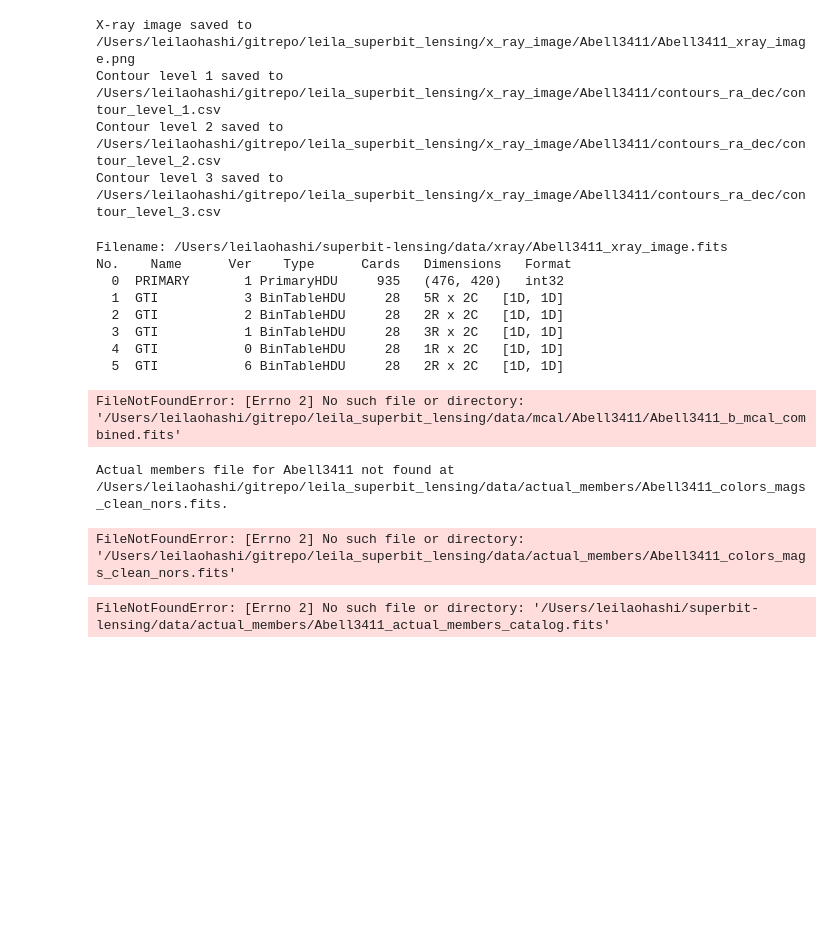
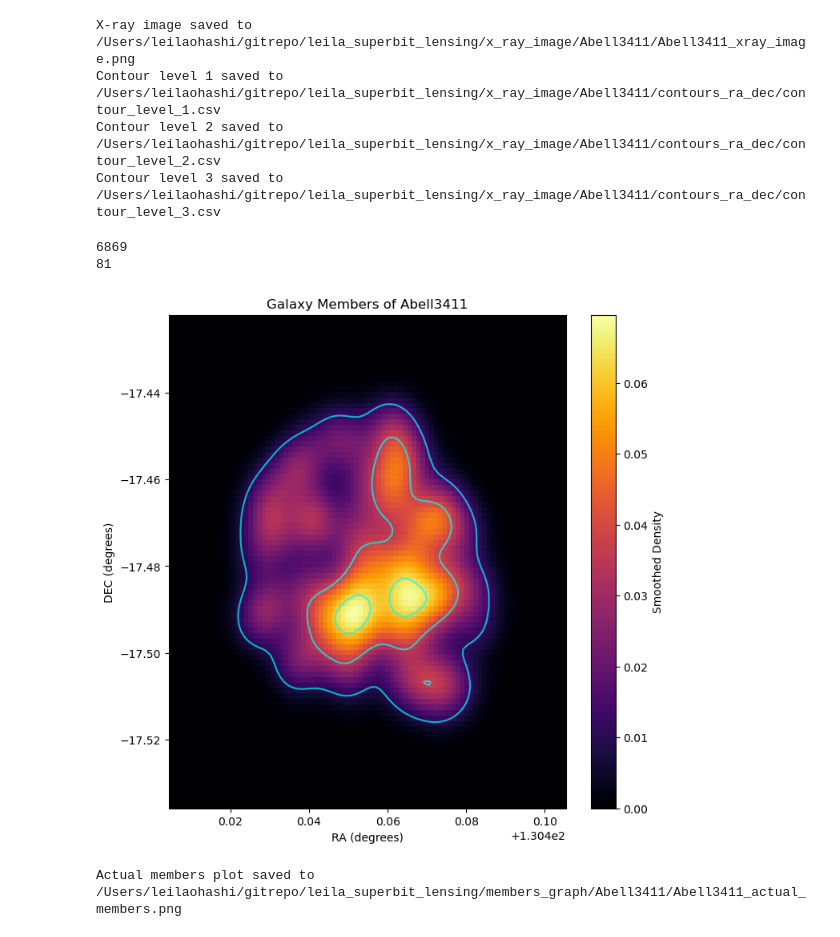
Before and after one commit to LeilaOhashi/leila_superbit_lensing, a Jupyter notebook: notebooks/leila_redseq.ipynb, the cells around one changed output. Drawn from its saved outputs; the diff is of its cells as text; code cells hidden in the pictures; blank space fills up the shorter version.

```diff
--- a/notebooks/leila_redseq.ipynb
+++ b/notebooks/leila_redseq.ipynb
@@ -125,20 +125,6 @@ X-ray image saved to /Users/leilaohashi/gitrepo/leila_superbit_lensing/x_ray_ima
 Contour level 1 saved to /Users/leilaohashi/gitrepo/leila_superbit_lensing/x_ray_image/Abell3411/contours_ra_dec/contour_level_1.csv
 Contour level 2 saved to /Users/leilaohashi/gitrepo/leila_superbit_lensing/x_ray_image/Abell3411/contours_ra_dec/contour_level_2.csv
 Contour level 3 saved to /Users/leilaohashi/gitrepo/leila_superbit_lensing/x_ray_image/Abell3411/contours_ra_dec/contour_level_3.csv
-# %%
-from astropy.io import fits
-fits_path = "/Users/leilaohashi/superbit-lensing/data/xray/Abell3411_xray_image.fits"
-hdul = fits.open(fits_path)
-hdul.info()
-# %% [output]
-Filename: /Users/leilaohashi/superbit-lensing/data/xray/Abell3411_xray_image.fits
-No.    Name      Ver    Type      Cards   Dimensions   Format
-  0  PRIMARY       1 PrimaryHDU     935   (476, 420)   int32
-  1  GTI           3 BinTableHDU     28   5R x 2C   [1D, 1D]
-  2  GTI           2 BinTableHDU     28   2R x 2C   [1D, 1D]
-  3  GTI           1 BinTableHDU     28   3R x 2C   [1D, 1D]
-  4  GTI           0 BinTableHDU     28   1R x 2C   [1D, 1D]
-  5  GTI           6 BinTableHDU     28   2R x 2C   [1D, 1D]
 # %%
 from astropy.table import Table, vstack, hstack
 import numpy as np
@@ -147,7 +133,7 @@ import os
 
 cluster_name = "Abell3411"
 color_path = "/Users/leilaohashi/gitrepo/leila_superbit_lensing/data/color_mags/"
-mcal_path = "/Users/leilaohashi/gitrepo/leila_superbit_lensing/data/mcal/"
+mcal_path = "/Users/leilaohashi/gitrepo/leila_superbit_lensing/mcal/"
 
 color_cat_path = os.path.join(
     color_path, cluster_name, f"{cluster_name}_colors_mags.fits")
@@ -177,7 +163,8 @@ print(np.sum(wg))
 outname = os.path.splitext(color_cat_path)[0] + '_clean_nors.fits'
 colors_mags[wg].write(outname, format='fits', overwrite=True)
 # %% [output]
-FileNotFoundError: [Errno 2] No such file or directory: '/Users/leilaohashi/gitrepo/leila_superbit_lensing/data/mcal/Abell3411/Abell3411_b_mcal_combined.fits'
+6869
+81
 # %%
 import os
 import matplotlib.pyplot as plt
@@ -185,7 +172,7 @@ from astropy.io import fits
 import numpy as np
 from scipy.ndimage import gaussian_filter
 
-am_path = f"/Users/leilaohashi/gitrepo/leila_superbit_lensing/data/actual_members/{cluster_name}_colors_mags_clean_nors.fits"
+am_path = f"/Users/leilaohashi/gitrepo/leila_superbit_lensing/data/color_mags/{cluster_name}/{cluster_name}_colors_mags_clean_nors.fits"
 if not os.path.exists(am_path):
     print(f"Actual members file for {cluster_name} not found at {am_path}.")
 
@@ -220,48 +207,42 @@ extent = [xedges_padded[0], xedges_padded[-1], yedges_padded[0], yedges_padded[-
 plt.imshow(smoothed_padded_counts.T, extent=extent, origin='lower', cmap='inferno', aspect='auto', vmin=smoothed_padded_counts.min(), vmax=smoothed_padded_counts.max())
 plt.colorbar(label='Smoothed Density')
 plt.title(f'Galaxy Members of {cluster_name}')
 plt.xlabel('RA (degrees)')
 plt.ylabel('DEC (degrees)')
 
 # Contours
-contour_levels = np.linspace(np.percentile(smoothed_padded_counts, 70), np.percentile(smoothed_padded_counts,99), 3)
+contour_levels_padded = np.linspace(np.percentile(smoothed_padded_counts, 70), np.percentile(smoothed_padded_counts,99), 3)
 
 # Contour Colors
 colors = ['cyan', 'cyan', 'cyan']
 x_padded, y_padded = np.meshgrid(xedges_padded[:-1], yedges_padded[:-1])
-plt.contour(x_padded, y_padded, smoothed_padded_counts.T, levels=contour_levels, colors=colors, linewidths=1.5, alpha=0.7)
+plt.contour(x_padded, y_padded, smoothed_padded_counts.T, levels=contour_levels_padded, colors=colors, linewidths=1.5, alpha=0.7)
 
 
 # Save and show the image
 save_path = f"/Users/leilaohashi/gitrepo/leila_superbit_lensing/members_graph/{cluster_name}/{cluster_name}_actual_members.png"
 os.makedirs(os.path.dirname(save_path), exist_ok=True)
 plt.savefig(save_path, dpi=300)
 plt.show()
 print(f"Actual members plot saved to {save_path}")
 
 # save the contours
 x_centers_padded = 0.5 * (xedges_padded[:-1] + xedges_padded[1:])
 y_centers_padded = 0.5 * (yedges_padded[:-1] + yedges_padded[1:])
-X, Y = np.meshgrid(x_centers_padded, y_centers_padded)
-saved_contour_data = (X, Y, smoothed_padded_counts, contour_levels)
+X_padded, Y_padded = np.meshgrid(x_centers_padded, y_centers_padded)
+saved_contour_data_padded = (X_padded, Y_padded, smoothed_padded_counts, contour_levels_padded)
 
 # histogram without padding
 counts, xedges, yedges = np.histogram2d(ra, dec, bins=50) # change bins here
 smoothed_counts = gaussian_filter(counts, sigma=4)
 x_centers = 0.5 * (xedges[:-1] + xedges[1:])
 y_centers = 0.5 * (yedges[:-1] + yedges[1:])
-X, Y = np.meshgrid(x_centers, y_centers)
-contour_levels = np.linspace(np.percentile(smoothed_counts, 70), np.percentile(smoothed_counts,99), 3)
+X_unpadded, Y_unpadded = np.meshgrid(x_centers, y_centers)
+contour_levels_unpadded = np.linspace(np.percentile(smoothed_counts, 70), np.percentile(smoothed_counts,99), 3)
+saved_contour_data_unpadded = (X_unpadded, Y_unpadded, smoothed_counts, contour_levels_unpadded)
 # %% [output]
+[figure, added]
-Actual members file for Abell3411 not found at /Users/leilaohashi/gitrepo/leila_superbit_lensing/data/actual_members/Abell3411_colors_mags_clean_nors.fits.
+Actual members plot saved to /Users/leilaohashi/gitrepo/leila_superbit_lensing/members_graph/Abell3411/Abell3411_actual_members.png
-FileNotFoundError: [Errno 2] No such file or directory: '/Users/leilaohashi/gitrepo/leila_superbit_lensing/data/actual_members/Abell3411_colors_mags_clean_nors.fits'
-# %%
-from astropy.io import fits
-am_path = "/Users/leilaohashi/superbit-lensing/data/actual_members/Abell3411_actual_members_catalog.fits"
-hdul = fits.open(am_path)
-hdul.info()
-# %% [output]
-FileNotFoundError: [Errno 2] No such file or directory: '/Users/leilaohashi/superbit-lensing/data/actual_members/Abell3411_actual_members_catalog.fits'
 # %%
 # Plotting contours on coadd image
 import os
```
Also changed, not shown: parts of 2 cells of this notebook.
